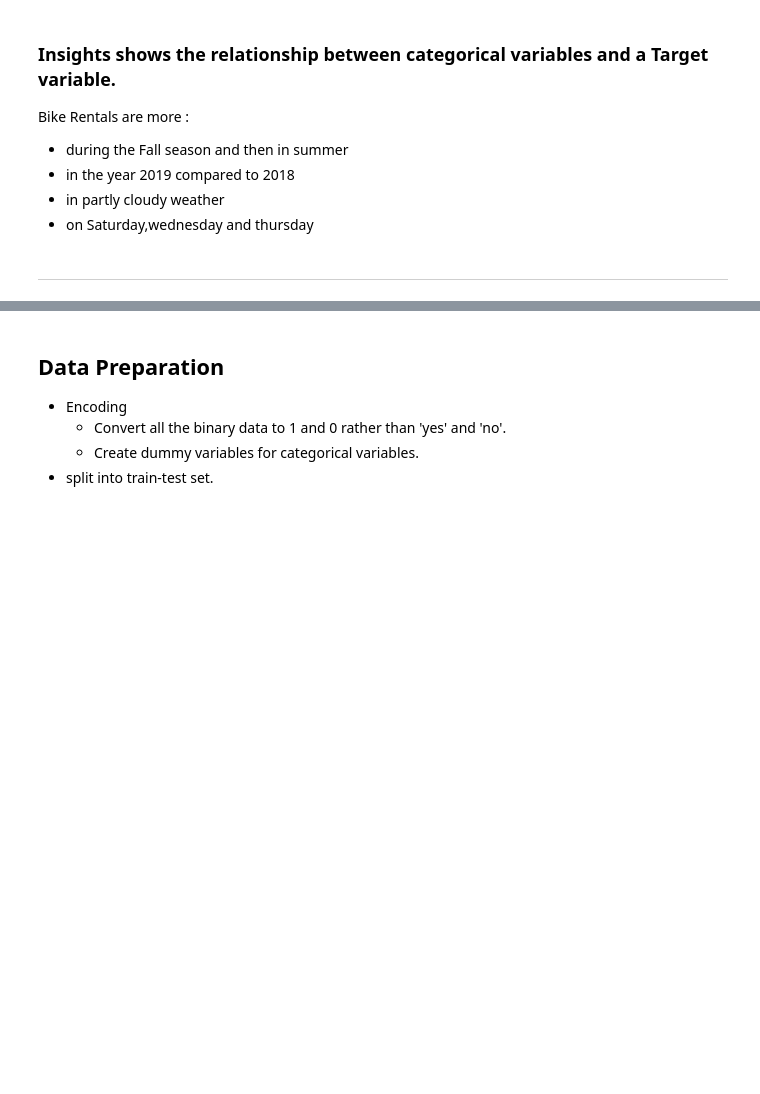
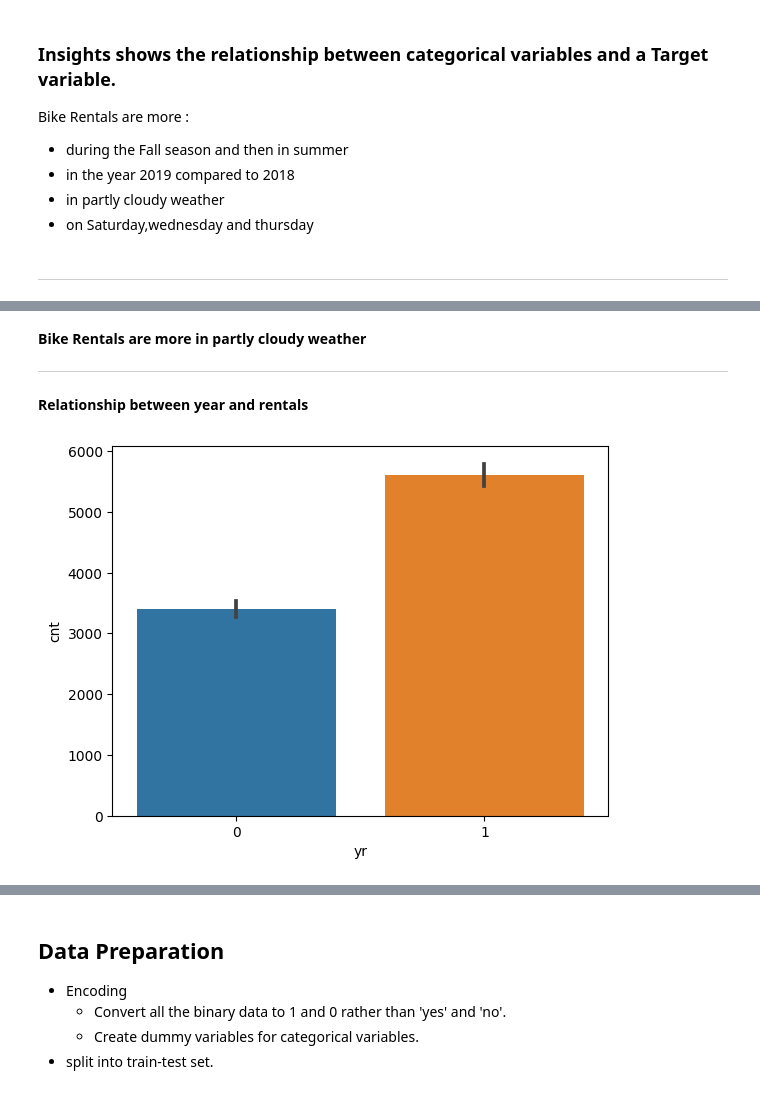
Before and after one commit to jaisharma06/BikeSharingAssignment, a Jupyter notebook: bike_sharing.ipynb, the cells around one changed output, grey strips where cells are left out. Saved outputs shown, nothing was run; the diff lists cells and outputs as text; code cells hidden in the pictures; blank space fills up the shorter version.

```diff
--- a/bike_sharing.ipynb
+++ b/bike_sharing.ipynb
@@ -185,0 +205,10 @@ ___
+# %% [markdown]
+**Bike Rentals are more in partly cloudy weather**
+___
+# %% [markdown]
+**Relationship between year and rentals**
+# %%
+sns.barplot(x = 'yr', y = 'cnt',data=boom_bikes)
+plt.show()
+# %% [output]
+[figure, added]
```
Also changed, not shown: parts of 16 cells of this notebook.
